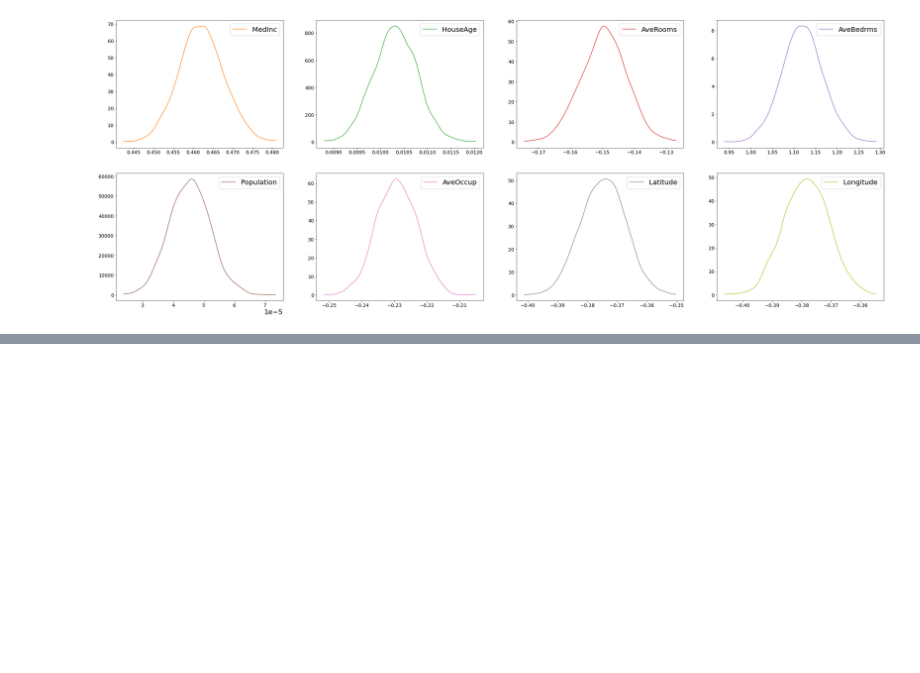
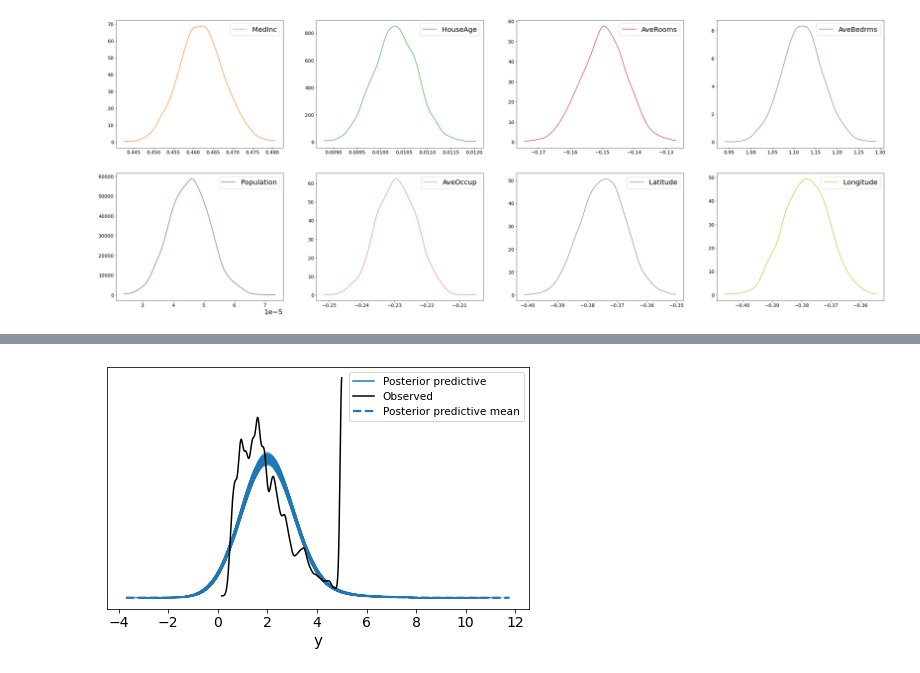
Before and after one commit to lucy-randewich/ML_coursework, a Jupyter notebook: 3-Bayesian-linear-regression.ipynb, the cells around one changed output, grey strips where cells are left out. Cells and saved outputs as stored; diff of their text form; code cells hidden in the pictures; blank space fills up the shorter version.

Commit message:
pymc working

```diff
--- a/3-Bayesian-linear-regression.ipynb
+++ b/3-Bayesian-linear-regression.ipynb
@@ -136,3 +143,8 @@ az.plot_dist(posteriors['w8'], color="C8", label="Longitude", ax=ax[1][3])
 plt.show()
 # %% [output]
 [figure]
+# %%
+with model:
+    ppc = pm.sample_posterior_predictive(
+        idata, var_names=["MedInc" ,"HouseAge", "AveRooms", "AveBedrms", "Population", "AveOccup", "Latitude", "Longitude", "y"]
+    )
@@ -138,0 +153,4 @@ plt.show()
+# %%
+az.plot_ppc(az.from_pymc3(posterior_predictive=ppc, model=model));
+# %% [output]
+[figure, added]
```
Also changed, not shown: parts of 8 cells of this notebook, 3 other files.
